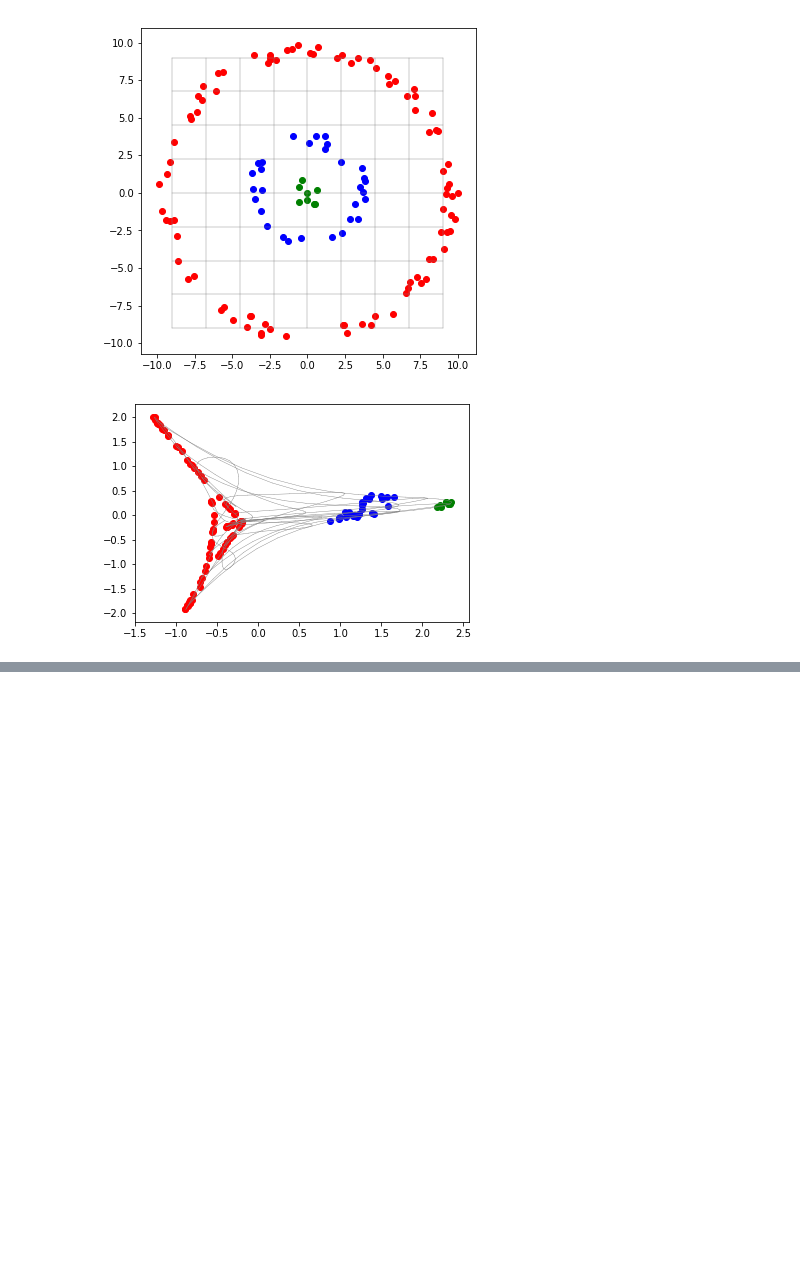
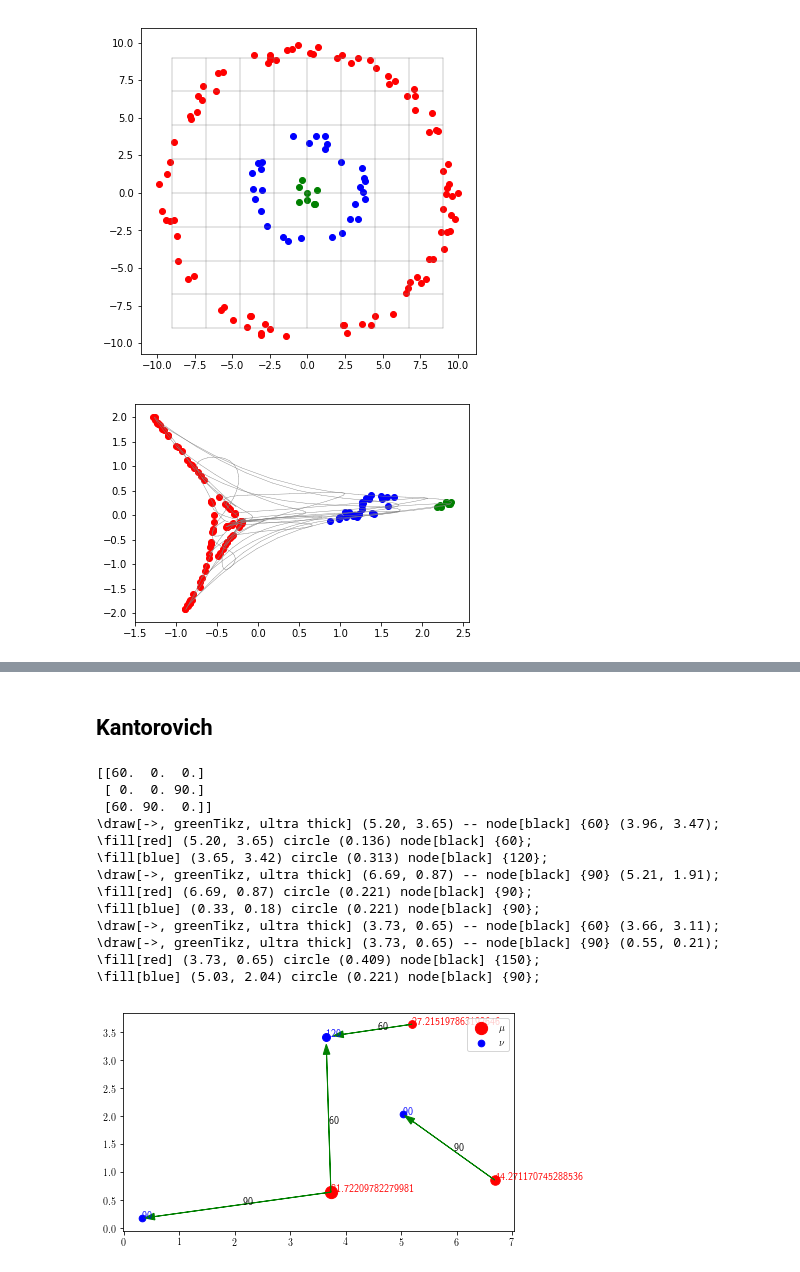
Before and after one commit to Nanored4498/M1IF-ML-cours, a Jupyter notebook: figures.ipynb, the cells around one changed output, grey strips where cells are left out. Drawn from its saved outputs; the diff is of its cells as text; code cells hidden in the pictures; blank space fills up the shorter version.

```diff
--- a/figures.ipynb
+++ b/figures.ipynb
@@ -555,0 +579,61 @@ file.close()
+# %% [markdown]
+## Kantorovich
+# %%
+import ot
+import numpy as np
+import pylab as pl
+%matplotlib inline
+
+pl.figure(figsize=(7, 4))
+
+px = np.array([60, 90, 150])
+py = np.array([120, 90, 90])
+x = np.random.random((3, 2)) * ([[7, 4]] * 3)
+y = np.random.random((3, 2)) * ([[7, 4]] * 3)
+px = px
+py = py
+C = [[np.linalg.norm(a-b) for b in y] for a in x]
+T = ot.emd(px, py, C)
+print(T)
+
+xx, xy = x.transpose()
+yx, yy = y.transpose()
+pl.rc('text', usetex=True)
+for i in range(3):
+    for j in range(3):
+        if T[i][j] > 0:
+            dx, dy = yx[j]-xx[i], yy[j]-xy[i]
+            l = (dx*dx + dy*dy)**0.5
+            dx *= (l - 0.001*py[j]**1.2) / l
+            dy *= (l - 0.001*py[j]**1.2) / l
+            val = int(T[i][j]+0.5)
+            print("\\draw[->, greenTikz, ultra thick] (%.2f, %.2f) -- node[black] {%d} (%.2f, %.2f);"
+                  % (xx[i], xy[i], val, xx[i]+dx, xy[i]+dy))
+            pl.arrow(xx[i], xy[i], dx, dy, color="green", head_width=0.12)
+            pl.text(xx[i]+0.5*dx, xy[i]+0.5*dy, str(val))
+    val, si = int(px[i]+0.5), 0.2*px[i]**1.2
+    print("\\fill[red] (%.2f, %.2f) circle (%.3f) node[black] {%d};" % (xx[i], xy[i], si/200, val))
+    rd = pl.scatter([xx[i]], [xy[i]], color='red', label=r'$\mu$', s=val)
+    pl.text(xx[i], xy[i], str(si), color='red')
+    val, si = int(py[i]+0.5), 0.2*py[i]**1.2
+    print("\\fill[blue] (%.2f, %.2f) circle (%.3f) node[black] {%d};" % (yx[i], yy[i], si/200, val))
+    bd = pl.scatter([yx[i]], [yy[i]], color='blue', label=r'$\nu$', s=si)
+    pl.text(yx[i], yy[i], str(val), color='blue')
+
+pl.legend(handles=[rd, bd])
+pl.show()
+# %% [output]
+[[60.  0.  0.]
+ [ 0.  0. 90.]
+ [60. 90.  0.]]
+\draw[->, greenTikz, ultra thick] (5.20, 3.65) -- node[black] {60} (3.96, 3.47);
+\fill[red] (5.20, 3.65) circle (0.136) node[black] {60};
+\fill[blue] (3.65, 3.42) circle (0.313) node[black] {120};
+\draw[->, greenTikz, ultra thick] (6.69, 0.87) -- node[black] {90} (5.21, 1.91);
+\fill[red] (6.69, 0.87) circle (0.221) node[black] {90};
+\fill[blue] (0.33, 0.18) circle (0.221) node[black] {90};
+\draw[->, greenTikz, ultra thick] (3.73, 0.65) -- node[black] {60} (3.66, 3.11);
+\draw[->, greenTikz, ultra thick] (3.73, 0.65) -- node[black] {90} (0.55, 0.21);
+\fill[red] (3.73, 0.65) circle (0.409) node[black] {150};
+\fill[blue] (5.03, 2.04) circle (0.221) node[black] {90};
+[figure, added]
```
Also changed, not shown: parts of 5 cells of this notebook, 3 other files.
